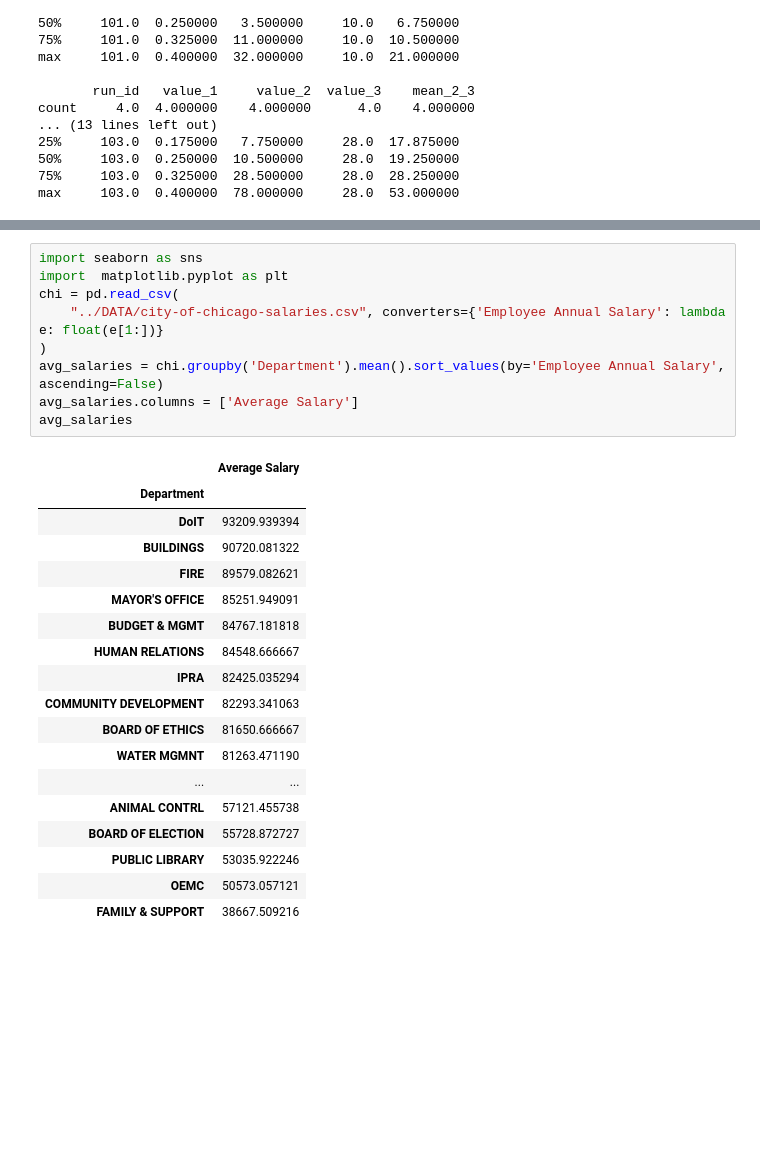
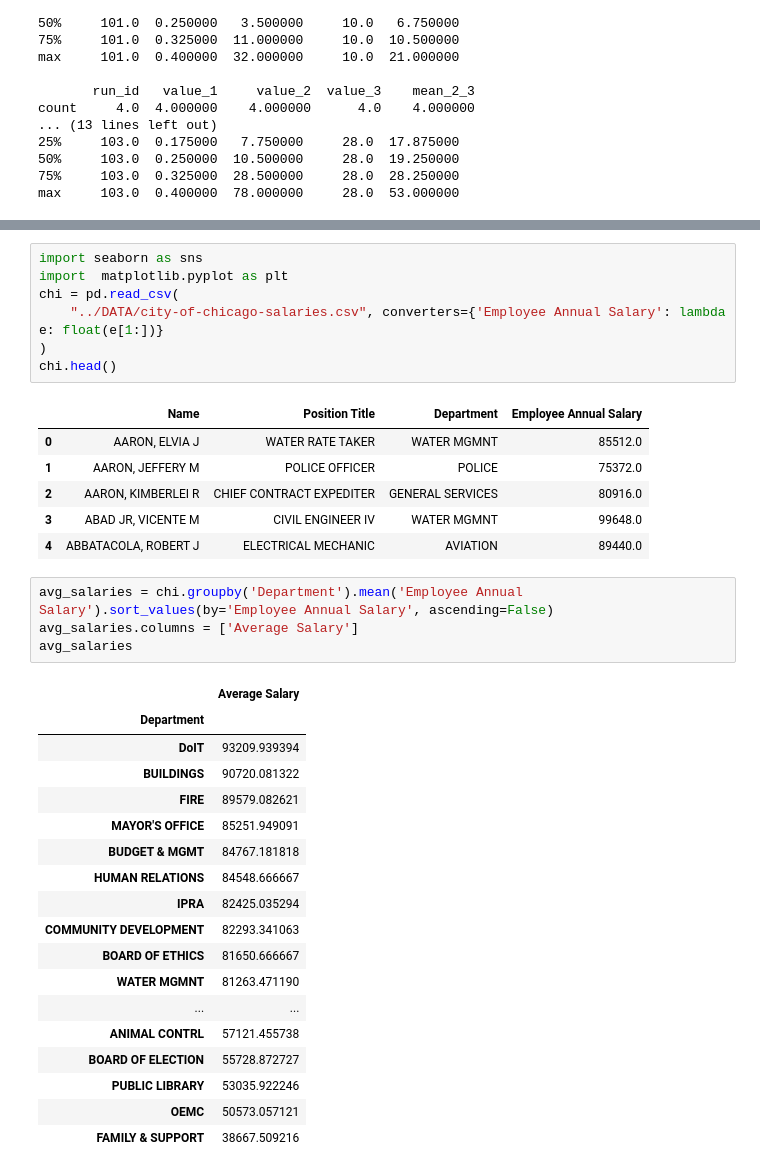
Before and after one commit to jstrickler/20250811jpmc-am, a Jupyter notebook: NOTEBOOKS/PandasGroupbyDemo.ipynb, the cells around one changed output, grey strips where cells are left out. Saved outputs shown, nothing was run; the diff lists cells and outputs as text; blank space fills up the shorter version.

```diff
--- a/NOTEBOOKS/PandasGroupbyDemo.ipynb
+++ b/NOTEBOOKS/PandasGroupbyDemo.ipynb
@@ -107,28 +107,37 @@ value_3 mean: 28.0
 # %%
 import seaborn as sns
 import  matplotlib.pyplot as plt
 chi = pd.read_csv(
     "../DATA/city-of-chicago-salaries.csv", converters={'Employee Annual Salary': lambda e: float(e[1:])}
 )
-avg_salaries = chi.groupby('Department').mean().sort_values(by='Employee Annual Salary', ascending=False)
-avg_salaries.columns = ['Average Salary']
-avg_salaries
+chi.head()
 # %% [output]
-|  | Average Salary |
-| Department |  |
-| DoIT | 93209.939394 |
-| BUILDINGS | 90720.081322 |
-| FIRE | 89579.082621 |
-| MAYOR'S OFFICE | 85251.949091 |
-| BUDGET & MGMT | 84767.181818 |
-| HUMAN RELATIONS | 84548.666667 |
-| IPRA | 82425.035294 |
-| COMMUNITY DEVELOPMENT | 82293.341063 |
-| BOARD OF ETHICS | 81650.666667 |
-| WATER MGMNT | 81263.471190 |
-| ... | ... |
-| ANIMAL CONTRL | 57121.455738 |
-| BOARD OF ELECTION | 55728.872727 |
-| PUBLIC LIBRARY | 53035.922246 |
-| OEMC | 50573.057121 |
-| FAMILY & SUPPORT | 38667.509216 |
+|  | Name | Position Title | Department | Employee Annual Salary |
+| 0 | AARON, ELVIA J | WATER RATE TAKER | WATER MGMNT | 85512.0 |
+| 1 | AARON, JEFFERY M | POLICE OFFICER | POLICE | 75372.0 |
+| 2 | AARON, KIMBERLEI R | CHIEF CONTRACT EXPEDITER | GENERAL SERVICES | 80916.0 |
+| 3 | ABAD JR, VICENTE M | CIVIL ENGINEER IV | WATER MGMNT | 99648.0 |
+| 4 | ABBATACOLA, ROBERT J | ELECTRICAL MECHANIC | AVIATION | 89440.0 |
+# %%
+avg_salaries = chi.groupby('Department').mean('Employee Annual Salary').sort_values(by='Employee Annual Salary', ascending=False)
+avg_salaries.columns = ['Average Salary']
+avg_salaries
+# %% [output]
+|  | Average Salary |
+| Department |  |
+| DoIT | 93209.939394 |
+| BUILDINGS | 90720.081322 |
+| FIRE | 89579.082621 |
+| MAYOR'S OFFICE | 85251.949091 |
+| BUDGET & MGMT | 84767.181818 |
+| HUMAN RELATIONS | 84548.666667 |
+| IPRA | 82425.035294 |
+| COMMUNITY DEVELOPMENT | 82293.341063 |
+| BOARD OF ETHICS | 81650.666667 |
+| WATER MGMNT | 81263.471190 |
+| ... | ... |
+| ANIMAL CONTRL | 57121.455738 |
+| BOARD OF ELECTION | 55728.872727 |
+| PUBLIC LIBRARY | 53035.922246 |
+| OEMC | 50573.057121 |
+| FAMILY & SUPPORT | 38667.509216 |
```
Also changed, not shown: parts of 2 cells of this notebook, 4 other files.
